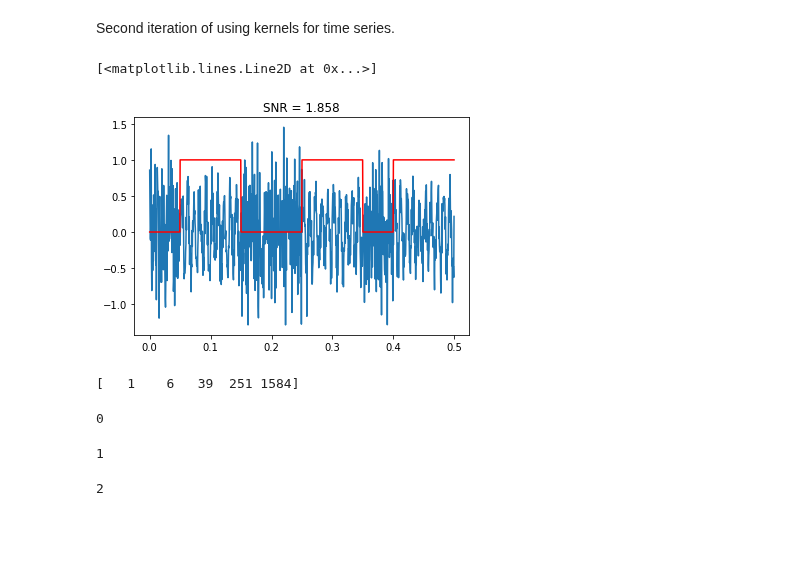
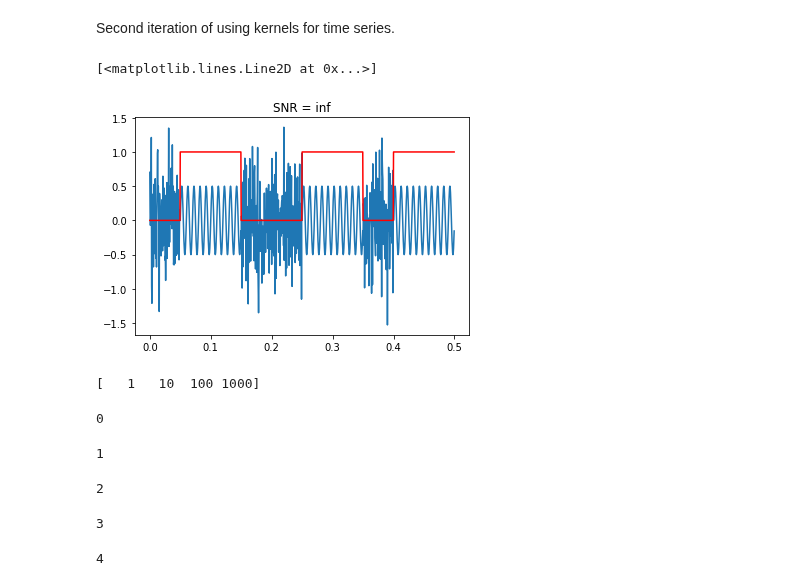
Before and after one commit to BruntonUWBio/structured-random-features, a Jupyter notebook: kernel_timeseries_v1.1.ipynb, the cells around one changed output. Cells and saved outputs as stored; diff of their text form; code cells hidden in the pictures; blank space fills up the shorter version.

```diff
--- a/kernel_timeseries_v1.1.ipynb
+++ b/kernel_timeseries_v1.1.ipynb
@@ -13,43 +13,43 @@ def bp_weights(M, N, lowcut, highcut, fs):
 # %%
 # generate data
 f_s = 2000
 dur = 10
 f_sig = 100
 sig_dur = 0.05
-a = 0.9
+a = 1
 
 # neuron memory
 delta = 0.08
 N = int(delta * f_s)
 
 signal, label = noisy_sin_signal(f_s=f_s, dur=dur, f_signal=f_sig, sig_dur=sig_dur, a=a, seed=39)
 X, y = data_matrix(signal, label, N)
 
 # plot
 t = np.arange(0, 10, 1/f_s)
 snr = a ** 2/np.sqrt(1 - a ** 2)
 fig = plt.figure()
 plt.title('SNR = %0.3f' % snr)
 plt.plot(t[:1000], signal[:1000])
 plt.plot(t[:1000], label[:1000], 'r')
 # plt.savefig('/Users/biraj/Desktop/noisy_sig.png')
 # %% [output]
 [<matplotlib.lines.Line2D at 0x...>]
-[figure, old version]
+[figure, new version]
 # %%
 # separate into train and test set
 idx = int(len(X) * 2 / 3)
 X_train, y_train = X[:idx], y[:idx]
 X_test, y_test = X[idx:], y[idx:]
 # %%
-n_features = np.logspace(0, 4, 5, endpoint=False).astype(int)
+n_features = np.logspace(0, 4, 4, endpoint=False).astype(int)
 print(n_features)
 # %% [output]
-[   1    6   39  251 1584]
+[   1   10  100 1000]
 # %%
 # linear classifier on the signal
 err = []
-for trial in range(3):
+for trial in range(5):
     print(trial)
     trial_err = []
     for a in np.arange(0, 1, 0.1):
@@ -69,6 +69,8 @@ for trial in range(3):
 0
 1
 2
+3
+4
 # %%
 aa = np.arange(0, 1, 0.1)
 ss2 = np.sqrt(1 - aa**2)
```
Also changed, not shown: parts of 1 cell of this notebook, 1 other file.
